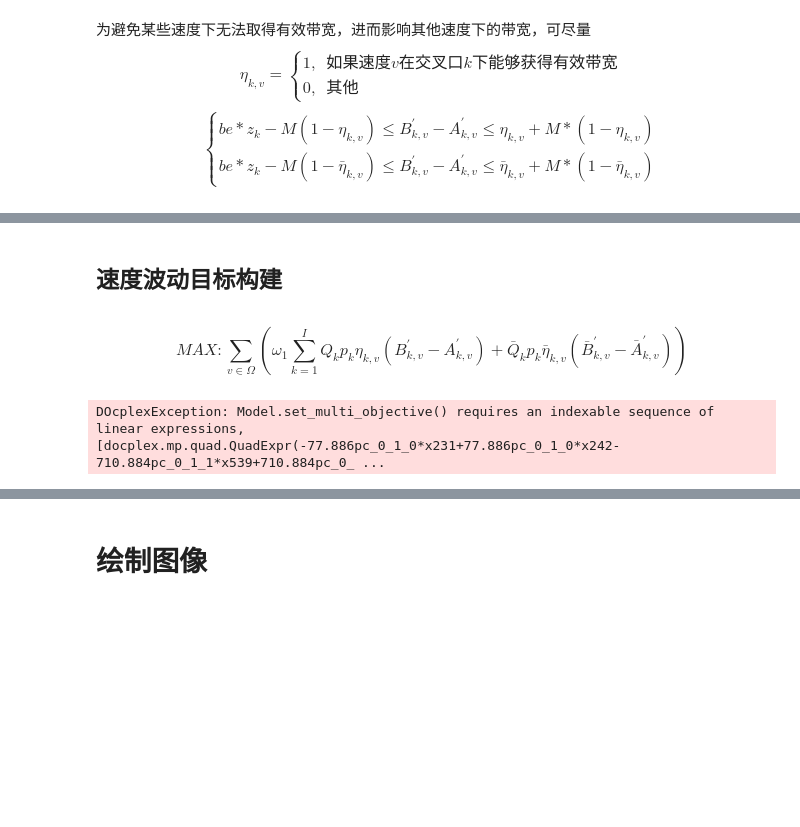
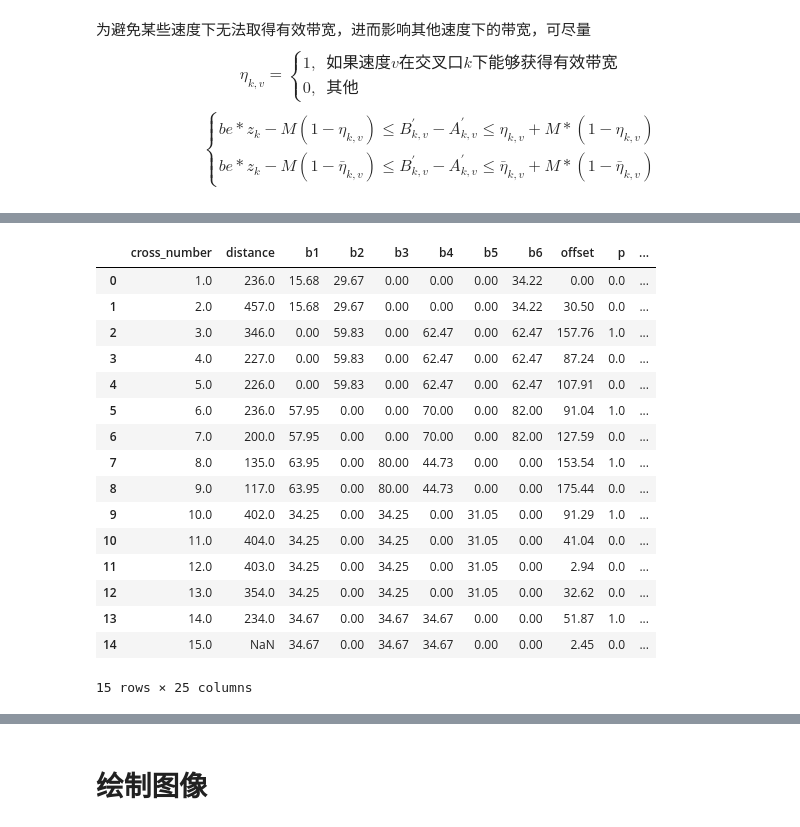
Before and after one commit to eeeecj/LMPband, a Jupyter notebook: proposed-variablespeed.ipynb, the cells around one changed output, grey strips where cells are left out. Drawn from its saved outputs; the diff is of its cells as text; code cells hidden in the pictures; blank space fills up the shorter version.

```diff
--- a/proposed-variablespeed.ipynb
+++ b/proposed-variablespeed.ipynb
@@ -497,0 +647,4 @@ for k in range(num-1):
+# %%
+sum_b = mdl.sum([qv[i] * b[i, k] for i in range(numr) for k in range(num)])
+sum_u = mdl.sum([qv[i] * u[i, k] for i in range(numr) for k in range(num)])
+# sum_v = sum_in+sum_on
@@ -497,0 +657,6 @@ for k in range(num-1):
+# %%
+mdl.set_multi_objective("max",[sum_b,sum_u,sum_p],weights=[5,-4,1])
+# mdl.set_multi_objective("max",[sum_b,sum_u],weights=[5,-4])
+sol = mdl.solve(log_output=True)
+print(sol.solve_details)
+sol.objective_value
@@ -514,6 +682,0 @@ $$
-# %% [markdown]
-## 速度波动目标构建
-# %% [markdown]
-$$
-MAX: \sum_{v\in\Omega}\left(\omega_1\sum_{k=1}^{I}Q_kp_k\eta_{k,v}(B^{\prime}_{k,v}-A^{\prime}_{k,v})+\bar{Q}_kp_k\bar{\eta}_{k,v}(\bar{B}^{\prime}_{k,v}-\bar{A}^{\prime}_{k,v})\right)
-$$
@@ -522,21 +683,9 @@ $$
-# %%
-# model.maximize(sum_var)
-model.set_multi_objective("max",[sum_in,sum_on])
-sol = model.solve()
-print(sol.solve_details)
-sol.objective_value
-# %% [output]
-DOcplexException: Model.set_multi_objective() requires an indexable sequence of linear expressions, [docplex.mp.quad.QuadExpr(-77.886pc_0_1_0*x231+77.886pc_0_1_0*x242-710.884pc_0_1_1*x539+710.884pc_0_ ...
 # %%
 o = sol.get_value_dict(o)
-z = sol.get_value_dict(z)
-t = sol.get_value_dict(t)
-p = sol.get_value_dict(p)
-# w = sol.get_value_dict(w)
-# n = sol.get_value_dict(n)
-# u = sol.get_value_dict(u)
-# y = sol.get_value_dict(y)
-# b = sol.get_value_dict(b)
+w = sol.get_value_dict(w)
+n = sol.get_value_dict(n)
+u = sol.get_value_dict(u)
+b = sol.get_value_dict(b)
 yp = sol.get_value_dict(yp)
 pc=sol.get_value_dict(pc)
 nt=sol.get_value_dict(nt)
@@ -546,35 +695,53 @@ Df+=[[d[i] for i in range(num-1)] + [np.nan]]
 Df+=[[b[i,k] for k in range(num)] for i in range(numr)]
 Df+=[[o[k] for k in range(num)]]
 Df+=[[p[k] for k in range(num)]]
 Df+=[[t[i,k] for k in range(num-1)]+[np.nan] for i in range(2)]
 Df+=[[y[i,k] for k in range(num)] for i in range(numr)]
 Df+=[[1/z[k] for k in range(num)]]
 Df+=[[u[i,k] for k in range(num)] for i in range(numr)]
-Df+=[[yp[i,k,j] for k in range(num)] for j in range(lin_num) for i in range(2)]
+# Df+=[[yp[i,k,j] for k in range(num)] for j in range(lin_num) for i in range(2)]
 Df=np.array(Df)
 Df=Df.T
 Df=pd.DataFrame(Df)
 cols=["cross_number"]
 cols+=["distance"]
 cols+=["b"+str(i) for i in range(1,numr+1)]
 cols+=["offset","p"]
 cols+=["t"+str(i) for i in range(1,3)]
 cols+=["y"+str(i) for i in range(1,numr+1)]
 cols+=["z"]
 cols+=["u"+str(i) for i in range(1,numr+1)]
-cols+=["yp_on_"+str(i) for i in range(1,lin_num+1)]
-cols+=["yp_in_"+str(i) for i in range(1,lin_num+1)]
+# cols+=["yp_on_"+str(i) for i in range(1,lin_num+1)]
+# cols+=["yp_in_"+str(i) for i in range(1,lin_num+1)]
 Df.columns=cols
 
 Df["offset"] = Df.offset * Df.z
 Df["t1"] = Df.t1 * Df.z
 Df["t2"] = Df.t2 * Df.z
 Df["b1"] = Df.b1 * Df.z
 Df["b2"] = Df.b2 * Df.z
 Df["b3"] = Df.b3 * Df.z
 Df["b4"] = Df.b4 * Df.z
 Df["b5"] = Df.b5 * Df.z
 Df["b6"] = Df.b6 * Df.z
 Df.round(2)
+# %% [output]
+|  | cross_number | distance | b1 | b2 | b3 | b4 | b5 | b6 | offset | p | ... |
+| 0 | 1.0 | 236.0 | 15.68 | 29.67 | 0.00 | 0.00 | 0.00 | 34.22 | 0.00 | 0.0 | ... |
+| 1 | 2.0 | 457.0 | 15.68 | 29.67 | 0.00 | 0.00 | 0.00 | 34.22 | 30.50 | 0.0 | ... |
+| 2 | 3.0 | 346.0 | 0.00 | 59.83 | 0.00 | 62.47 | 0.00 | 62.47 | 157.76 | 1.0 | ... |
+| 3 | 4.0 | 227.0 | 0.00 | 59.83 | 0.00 | 62.47 | 0.00 | 62.47 | 87.24 | 0.0 | ... |
+| 4 | 5.0 | 226.0 | 0.00 | 59.83 | 0.00 | 62.47 | 0.00 | 62.47 | 107.91 | 0.0 | ... |
+| 5 | 6.0 | 236.0 | 57.95 | 0.00 | 0.00 | 70.00 | 0.00 | 82.00 | 91.04 | 1.0 | ... |
+| 6 | 7.0 | 200.0 | 57.95 | 0.00 | 0.00 | 70.00 | 0.00 | 82.00 | 127.59 | 0.0 | ... |
+| 7 | 8.0 | 135.0 | 63.95 | 0.00 | 80.00 | 44.73 | 0.00 | 0.00 | 153.54 | 1.0 | ... |
+| 8 | 9.0 | 117.0 | 63.95 | 0.00 | 80.00 | 44.73 | 0.00 | 0.00 | 175.44 | 0.0 | ... |
+| 9 | 10.0 | 402.0 | 34.25 | 0.00 | 34.25 | 0.00 | 31.05 | 0.00 | 91.29 | 1.0 | ... |
+| 10 | 11.0 | 404.0 | 34.25 | 0.00 | 34.25 | 0.00 | 31.05 | 0.00 | 41.04 | 0.0 | ... |
+| 11 | 12.0 | 403.0 | 34.25 | 0.00 | 34.25 | 0.00 | 31.05 | 0.00 | 2.94 | 0.0 | ... |
+| 12 | 13.0 | 354.0 | 34.25 | 0.00 | 34.25 | 0.00 | 31.05 | 0.00 | 32.62 | 0.0 | ... |
+| 13 | 14.0 | 234.0 | 34.67 | 0.00 | 34.67 | 34.67 | 0.00 | 0.00 | 51.87 | 1.0 | ... |
+| 14 | 15.0 | NaN | 34.67 | 0.00 | 34.67 | 34.67 | 0.00 | 0.00 | 2.45 | 0.0 | ... |
+15 rows × 25 columns
 # %%
 Df[["b"+str(i) for i in range(1,numr+1)]+["z","p"]]
```
Also changed, not shown: parts of 65 cells of this notebook, 1 other file.
